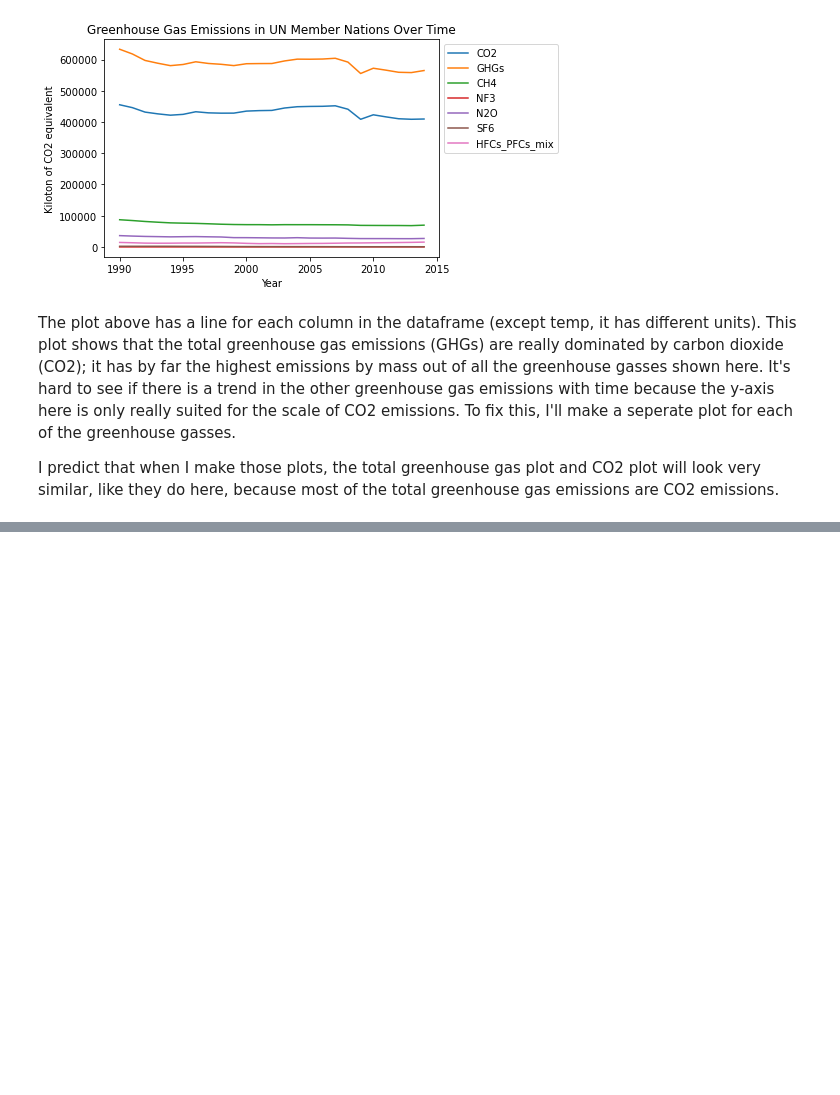
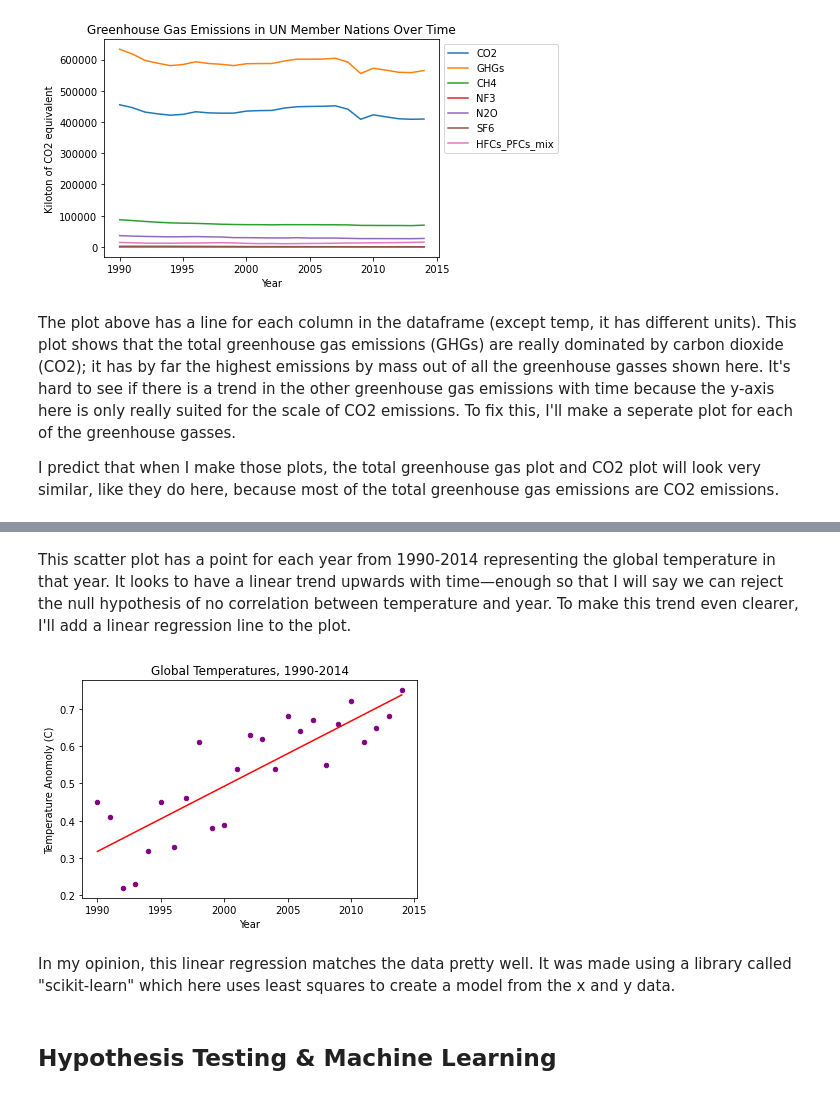
Before and after one commit to jpdevito/cmsc320, a Jupyter notebook: Tutorial.ipynb, the cells around one changed output, grey strips where cells are left out. Saved outputs shown, nothing was run; the diff lists cells and outputs as text; code cells hidden in the pictures; blank space fills up the shorter version.

```diff
--- a/Tutorial.ipynb
+++ b/Tutorial.ipynb
@@ -185,0 +189,18 @@ plt.ylabel("Temperature Anomoly (C)");
+# %% [markdown]
+This scatter plot has a point for each year from 1990-2014 representing the global temperature in that year. It looks to have a linear trend upwards with time—enough so that I will say we can reject the null hypothesis of no correlation between temperature and year. To make this trend even clearer, I'll add a linear regression line to the plot.
+# %%
+df.reset_index().plot(x="year", y="temp", kind="scatter", title="Global Temperatures, 1990-2014", color="purple")
+plt.xlabel("Year")
+plt.ylabel("Temperature Anomoly (C)")
+
+X = df.index.values.reshape(-1, 1)
+y = df.temp
+reg = LinearRegression().fit(X, y)
+reg_df = pd.DataFrame(reg.predict(df.index.values.reshape(-1, 1))).set_index(df.index.values)
+plt.plot(reg_df, color="red");
+# %% [output]
+[figure, added]
+# %% [markdown]
+In my opinion, this linear regression matches the data pretty well. It was made using a library called "scikit-learn" which here uses least squares to create a model from the x and y data.
+# %% [markdown]
+## Hypothesis Testing & Machine Learning
```
Also changed, not shown: parts of 4 cells of this notebook.
